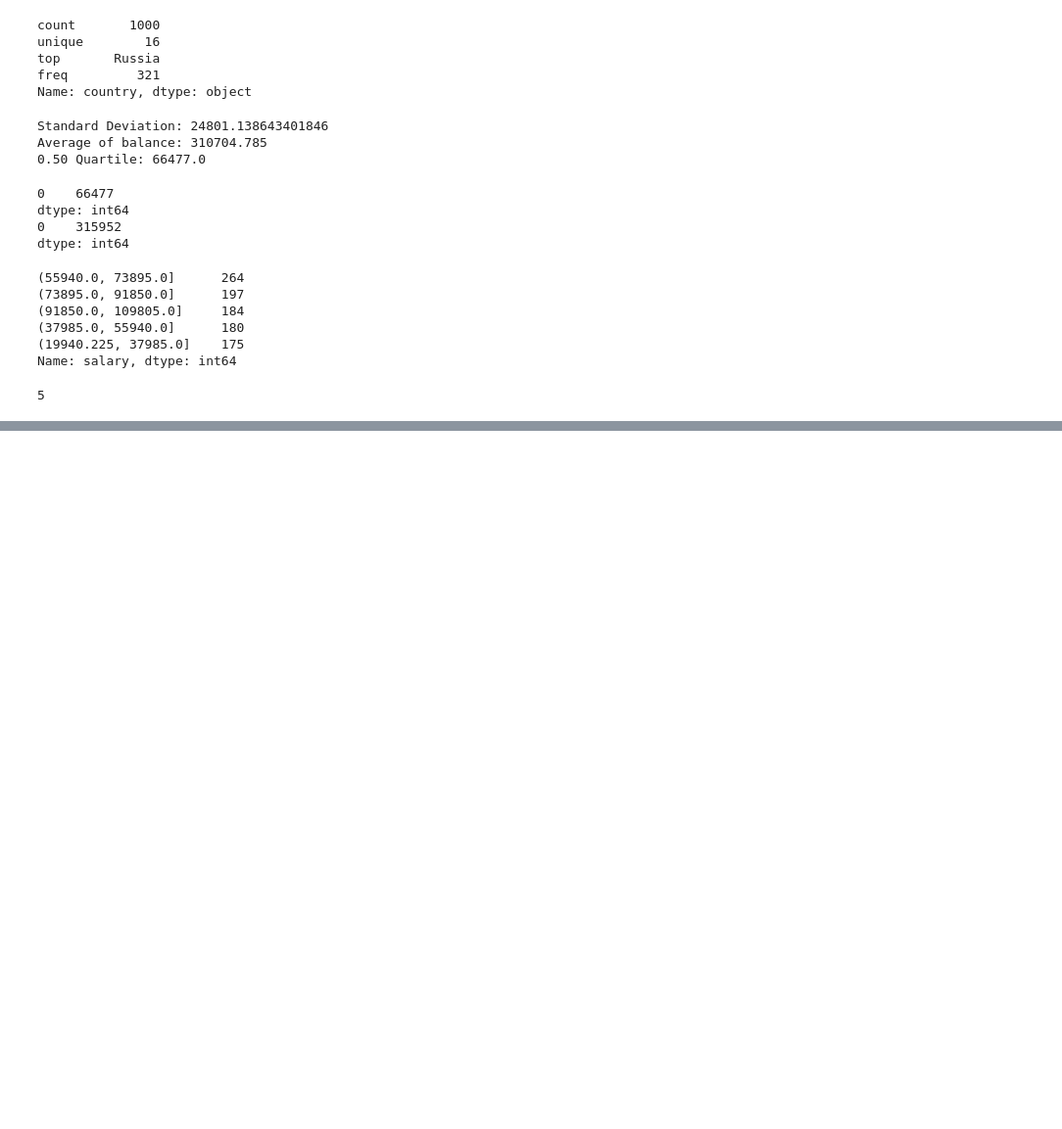
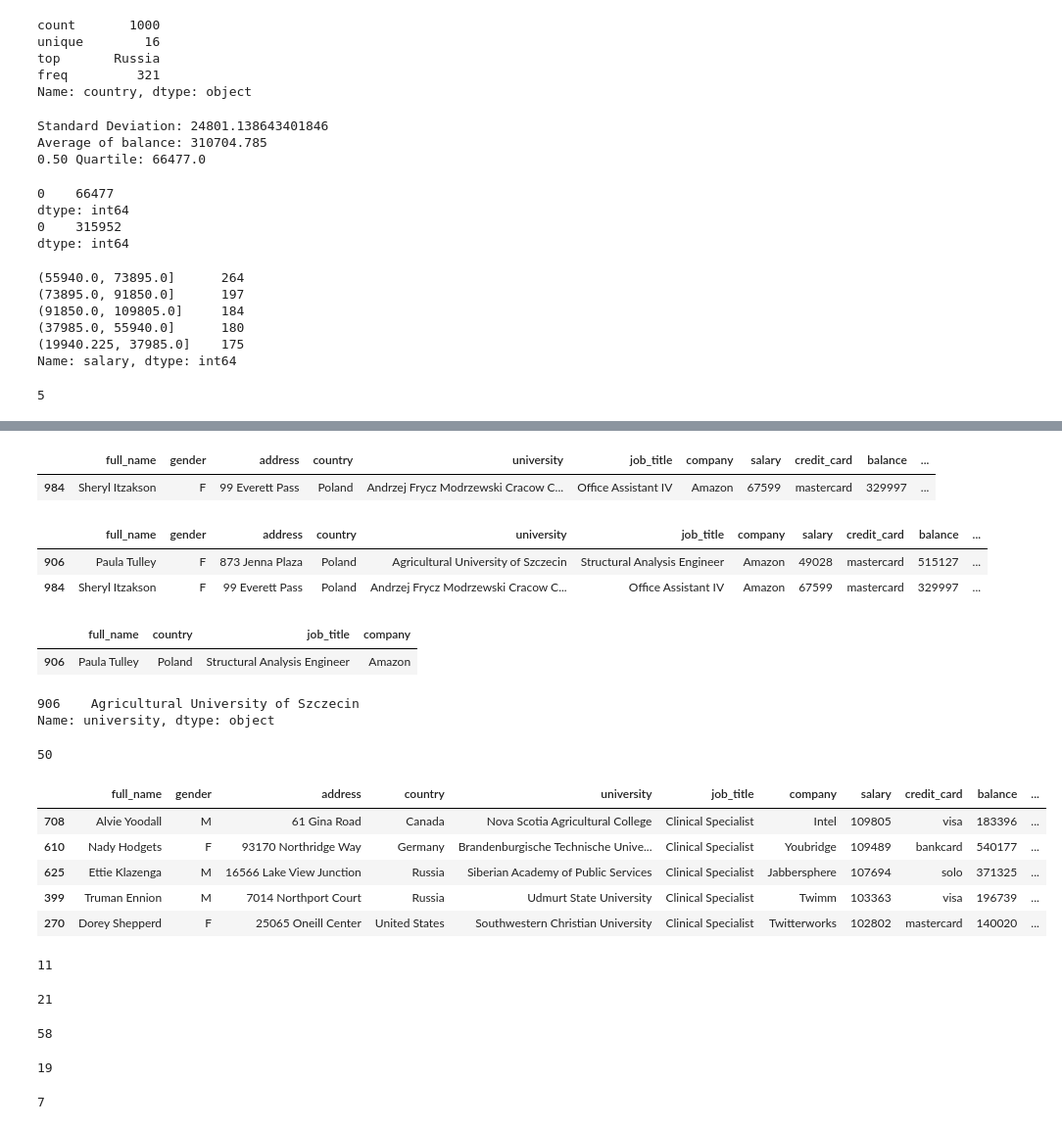
Before and after one commit to ShakilM26/Data_Cleaning-EDA, a Jupyter notebook: project_employee.ipynb, the cells around one changed output, grey strips where cells are left out. Shown at 98% size. Drawn from its saved outputs; the diff is of its cells as text; code cells hidden in the pictures; blank space fills up the shorter version.

```diff
--- a/project_employee.ipynb
+++ b/project_employee.ipynb
@@ -451,0 +636,76 @@ df[(df['salary'] < 35000) & (df['salary'] >= 20000) & (df['vehicle']=='zeroes')]
+# %%
+# Find Sheryl Itzakson
+
+df[df['full_name'].str.contains('Sheryl Itzakson')]
+# %% [output]
+|  | full_name | gender | address | country | university | job_title | company | salary | credit_card | balance | ... |
+| 984 | Sheryl Itzakson | F | 99 Everett Pass | Poland | Andrzej Frycz Modrzewski Cracow C... | Office Assistant IV | Amazon | 67599 | mastercard | 329997 | ... |
+# %%
+# Find female employee who is working with amazon and from poland
+
+df[(df.gender.str.contains('F')) & (df.country.str.contains('Poland')) & (df.company.str.contains('Amazon'))]
+# %% [output]
+|  | full_name | gender | address | country | university | job_title | company | salary | credit_card | balance | ... |
+| 906 | Paula Tulley | F | 873 Jenna Plaza | Poland | Agricultural University of Szczecin | Structural Analysis Engineer | Amazon | 49028 | mastercard | 515127 | ... |
+| 984 | Sheryl Itzakson | F | 99 Everett Pass | Poland | Andrzej Frycz Modrzewski Cracow C... | Office Assistant IV | Amazon | 67599 | mastercard | 329997 | ... |
+# %%
+# Find paula tulley's country, job and company
+
+df[df['full_name'].str.contains('Paula Tulley', case=True)][['full_name','country','job_title','company']]
+# %% [output]
+|  | full_name | country | job_title | company |
+| 906 | Paula Tulley | Poland | Structural Analysis Engineer | Amazon |
+# %%
+# I just want to paula's university name
+
+df[df['full_name'].str.contains('Paula Tulley')]['university']
+# %% [output]
+906    Agricultural University of Szczecin
+Name: university, dtype: object
+# %%
+# How many specialist are in this dataset ?
+
+len(df[df['job_title'].str.contains('Specialist')])
+# %% [output]
+50
+# %%
+# Highest paid specialist
+
+df[df['job_title'].str.contains('Specialist')].sort_values(by='salary', ascending=False).head(5)
+# %% [output]
+|  | full_name | gender | address | country | university | job_title | company | salary | credit_card | balance | ... |
+| 708 | Alvie Yoodall | M | 61 Gina Road | Canada | Nova Scotia Agricultural College | Clinical Specialist | Intel | 109805 | visa | 183396 | ... |
+| 610 | Nady Hodgets | F | 93170 Northridge Way | Germany | Brandenburgische Technische Unive... | Clinical Specialist | Youbridge | 109489 | bankcard | 540177 | ... |
+| 625 | Ettie Klazenga | M | 16566 Lake View Junction | Russia | Siberian Academy of Public Services | Clinical Specialist | Jabbersphere | 107694 | solo | 371325 | ... |
+| 399 | Truman Ennion | M | 7014 Northport Court | Russia | Udmurt State University | Clinical Specialist | Twimm | 103363 | visa | 196739 | ... |
+| 270 | Dorey Shepperd | F | 25065 Oneill Center | United States | Southwestern Christian University | Clinical Specialist | Twitterworks | 102802 | mastercard | 140020 | ... |
+# %%
+# find scientist
+
+len(df[df.job_title.str.contains('Scientist')])
+# %% [output]
+11
+# %%
+# find software related
+
+len(df[df.job_title.str.contains('Software')])
+# %% [output]
+21
+# %%
+# Find analyst
+
+len(df[df.job_title.str.contains('Analyst')])
+# %% [output]
+58
+# %%
+# Find who working with data
+
+len(df[df.job_title.str.contains('Data')])
+# %% [output]
+19
+# %%
+# Find who working with database
+
+len(df[df.job_title.str.contains('Database')])
+# %% [output]
+7
```
Also changed, not shown: parts of 39 cells of this notebook.
